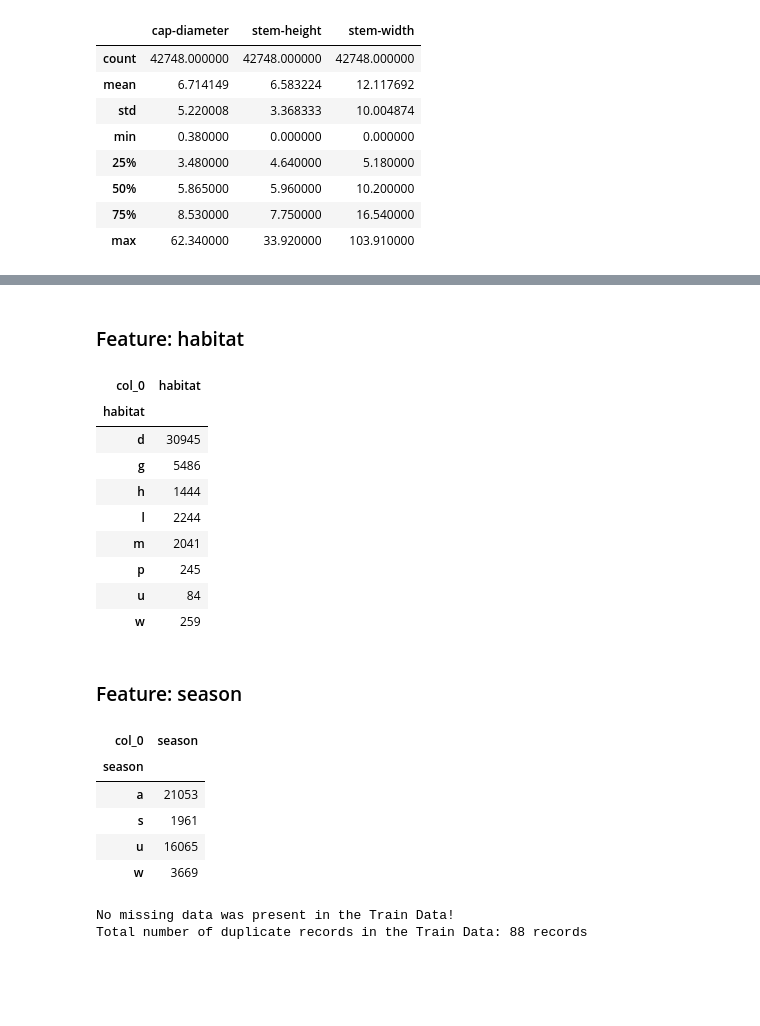
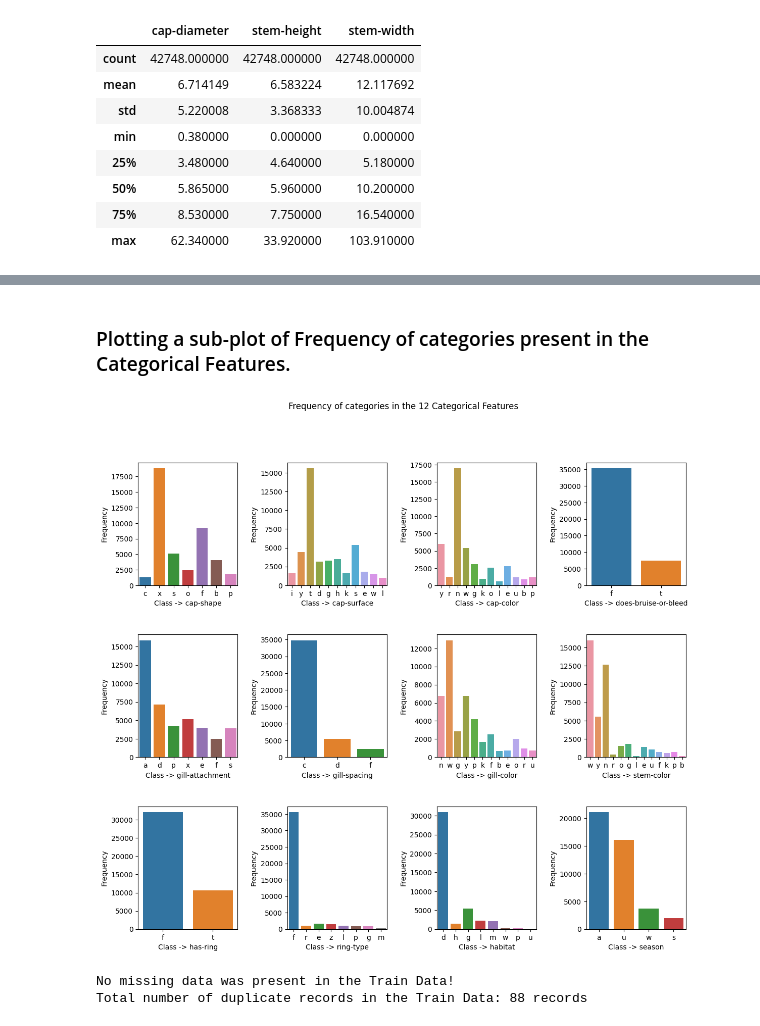
Before and after one commit to SudeshKumarSK/MushroomClassification, a Jupyter notebook: FeatureEngineering.ipynb, the cells around one changed output, grey strips where cells are left out. Saved outputs shown, nothing was run; the diff lists cells and outputs as text; code cells hidden in the pictures; blank space fills up the shorter version.

```diff
--- a/FeatureEngineering.ipynb
+++ b/FeatureEngineering.ipynb
@@ -25,8 +36,8 @@ Train Data -> 1:
 X_train = train_data.drop('class', axis=1)  # Select all the features except labels,
 y_train = train_data['class']  # Select only the 'class' column.
 # %%
-categoricalFeatures = [col for col in X_train.columns if X_train[col].dtype == "float64"]
-numericalFeatures = [col for col in X_train.columns if X_train[col].dtype == "object"]
+categoricalFeatures = [col for col in X_train.columns if X_train[col].dtype == "object"]
+numericalFeatures = [col for col in X_train.columns if X_train[col].dtype == "float64"]
 
 classes, class_index, class_count = np.unique(y_train, return_index=True, return_counts=True, axis=None)
 # %% [markdown]
@@ -330,29 +190,31 @@ pd.crosstab(index = train_data["ring-type"], columns= "ring-type")
-# %% [markdown]
-### Feature: habitat
-# %%
-pd.crosstab(index = train_data["habitat"], columns= "habitat")
-# %% [output]
-| col_0 | habitat |
-| habitat |  |
-| d | 30945 |
-| g | 5486 |
-| h | 1444 |
-| l | 2244 |
-| m | 2041 |
-| p | 245 |
-| u | 84 |
-| w | 259 |
-# %% [markdown]
-### Feature: season
-# %%
-pd.crosstab(index = train_data["season"], columns= "season")
-# %% [output]
-| col_0 | season |
-| season |  |
-| a | 21053 |
-| s | 1961 |
-| u | 16065 |
-| w | 3669 |
+# %% [markdown]
+### Plotting a sub-plot of Frequency of categories present in the Categorical Features.
+# %%
+# Set up the grid of subplots
+nrows = 3
+ncols = 4
+fig, axs = plt.subplots(nrows=nrows, ncols=ncols, figsize=(14, 12))
+
+# Iterate over the categorical features and plot a countplot for each one
+for i, feature in enumerate(categoricalFeatures):
+    row_idx = i // ncols  # row index of the subplot in the grid
+    col_idx = i % ncols   # column index of the subplot in the grid
+
+    freq_table = pd.crosstab(index=train_data[feature], columns=feature)
+    sns.countplot(data=train_data, x=feature, ax=axs[row_idx, col_idx])
+    axs[row_idx, col_idx].set_ylabel('Frequency')
+    axs[row_idx, col_idx].set_xlabel(f"Class -> {feature}")
+
+
+# Set the overall title of the figure
+fig.suptitle('Frequency of categories in the 12 Categorical Features')
+
+# Adjust the spacing between the subplots
+plt.subplots_adjust(wspace=0.5, hspace=0.4)
+
+plt.show()
+# %% [output]
+[figure, added]
 # %%
 print("No missing data was present in the Train Data!")
 print(f"Total number of duplicate records in the Train Data: {train_data.duplicated().sum()} records")
```
Also changed, not shown: parts of 37 cells of this notebook.
